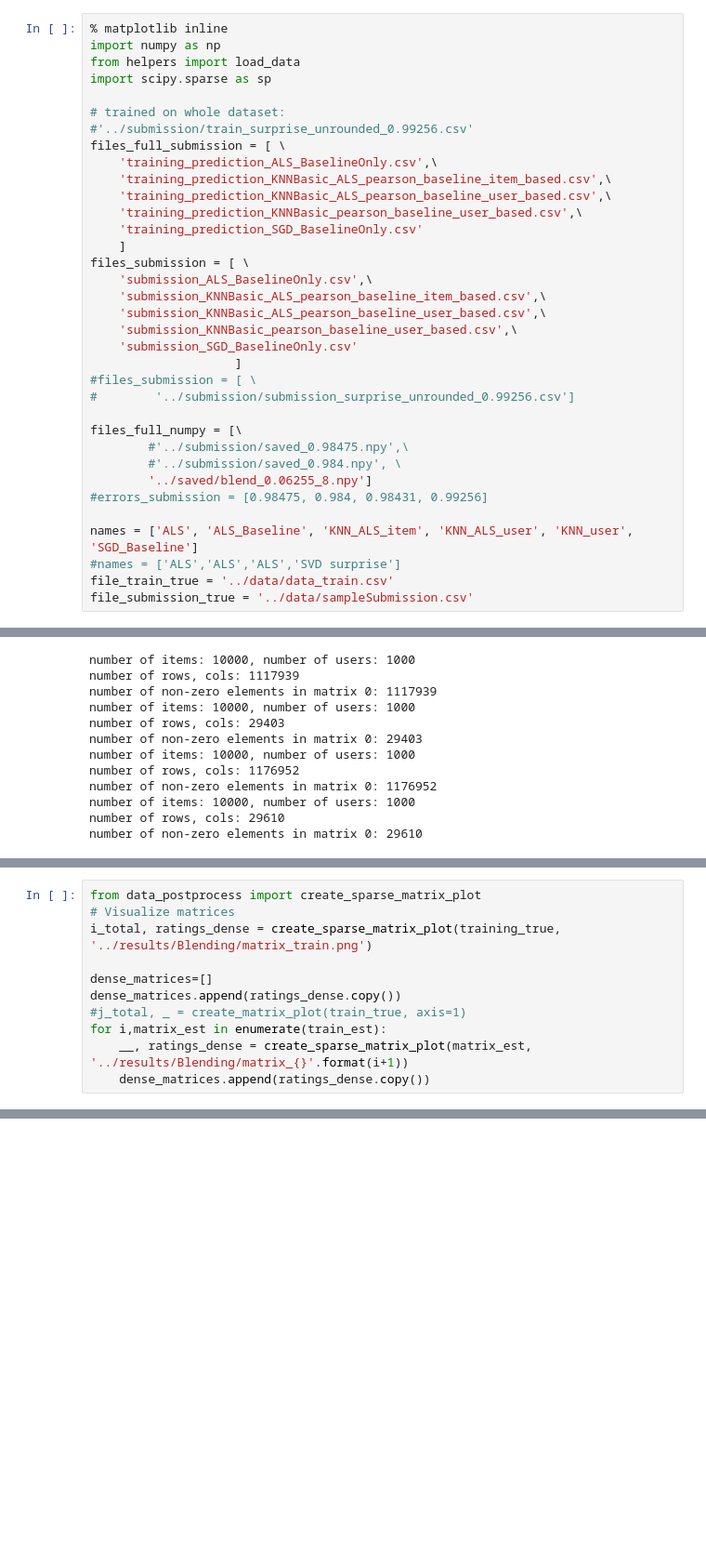
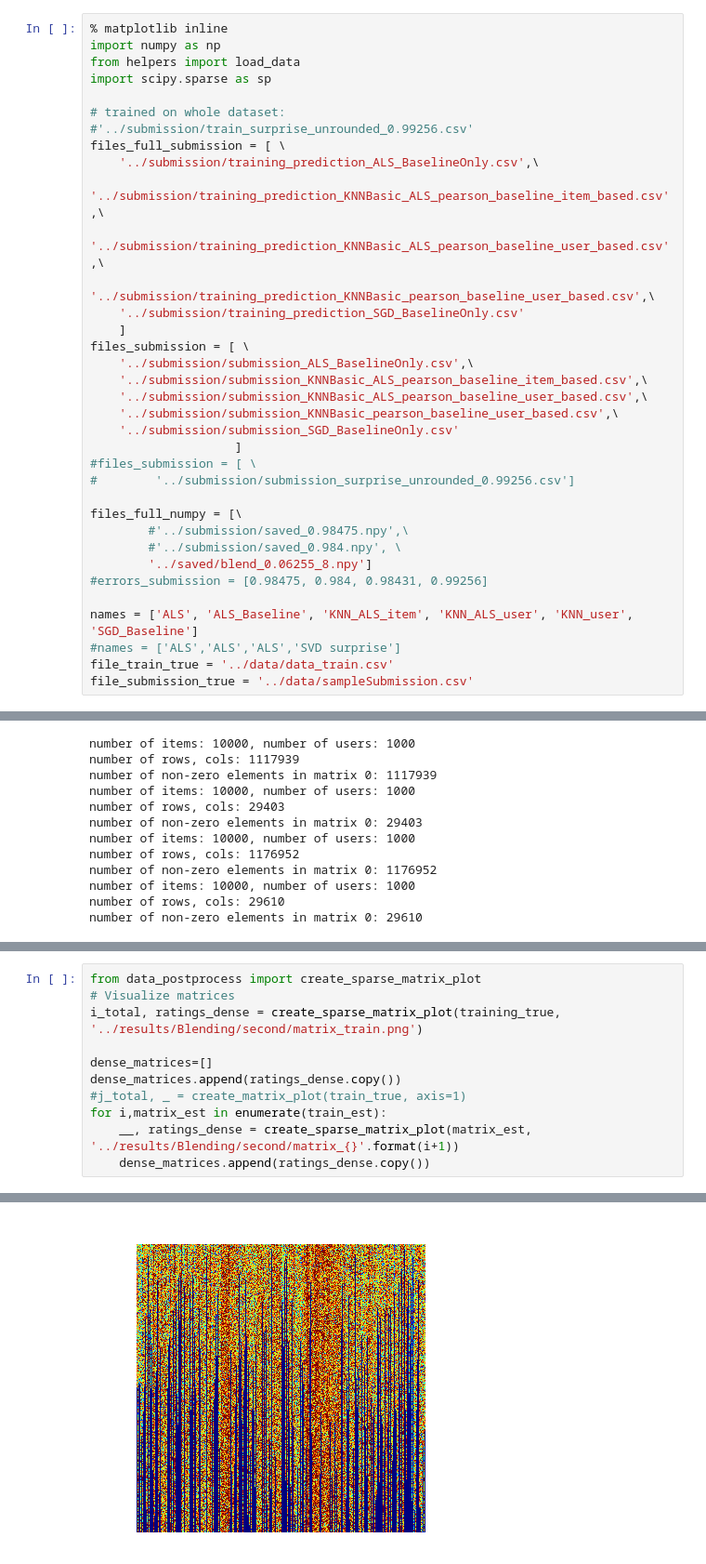
Before and after one commit to MLortki/Machine_Learning_Recommender_Systems, a Jupyter notebook: src/postprocessing.ipynb, the cells around one changed output, grey strips where cells are left out. Shown at 93% size. Cells and saved outputs as stored; diff of their text form; blank space fills up the shorter version.

```diff
--- a/src/postprocessing.ipynb
+++ b/src/postprocessing.ipynb
@@ -7,18 +7,18 @@ import scipy.sparse as sp
 # trained on whole dataset:
 #'../submission/train_surprise_unrounded_0.99256.csv'
 files_full_submission = [ \
-    'training_prediction_ALS_BaselineOnly.csv',\
-    'training_prediction_KNNBasic_ALS_pearson_baseline_item_based.csv',\
-    'training_prediction_KNNBasic_ALS_pearson_baseline_user_based.csv',\
-    'training_prediction_KNNBasic_pearson_baseline_user_based.csv',\
-    'training_prediction_SGD_BaselineOnly.csv'
+    '../submission/training_prediction_ALS_BaselineOnly.csv',\
+    '../submission/training_prediction_KNNBasic_ALS_pearson_baseline_item_based.csv',\
+    '../submission/training_prediction_KNNBasic_ALS_pearson_baseline_user_based.csv',\
+    '../submission/training_prediction_KNNBasic_pearson_baseline_user_based.csv',\
+    '../submission/training_prediction_SGD_BaselineOnly.csv'
     ]
 files_submission = [ \
-    'submission_ALS_BaselineOnly.csv',\
-    'submission_KNNBasic_ALS_pearson_baseline_item_based.csv',\
-    'submission_KNNBasic_ALS_pearson_baseline_user_based.csv',\
-    'submission_KNNBasic_pearson_baseline_user_based.csv',\
-    'submission_SGD_BaselineOnly.csv'
+    '../submission/submission_ALS_BaselineOnly.csv',\
+    '../submission/submission_KNNBasic_ALS_pearson_baseline_item_based.csv',\
+    '../submission/submission_KNNBasic_ALS_pearson_baseline_user_based.csv',\
+    '../submission/submission_KNNBasic_pearson_baseline_user_based.csv',\
+    '../submission/submission_SGD_BaselineOnly.csv'
                     ]
 #files_submission = [ \
 #        '../submission/submission_surprise_unrounded_0.99256.csv']
@@ -101,11 +119,12 @@ for i in range(len(surprise_train_est)):
 # %%
 from data_postprocess import create_sparse_matrix_plot
 # Visualize matrices
-i_total, ratings_dense = create_sparse_matrix_plot(training_true, '../results/Blending/matrix_train.png')
+i_total, ratings_dense = create_sparse_matrix_plot(training_true, '../results/Blending/second/matrix_train.png')
 
 dense_matrices=[]
 dense_matrices.append(ratings_dense.copy())
 #j_total, _ = create_matrix_plot(train_true, axis=1)
 for i,matrix_est in enumerate(train_est):
-    __, ratings_dense = create_sparse_matrix_plot(matrix_est, '../results/Blending/matrix_{}'.format(i+1))
+    __, ratings_dense = create_sparse_matrix_plot(matrix_est, '../results/Blending/second/matrix_{}'.format(i+1))
     dense_matrices.append(ratings_dense.copy())
+# %% [output]
@@ -111,0 +138 @@ for i,matrix_est in enumerate(train_est):
+[figure, added]
```
Also changed, not shown: parts of 9 cells of this notebook, 59 other files.
